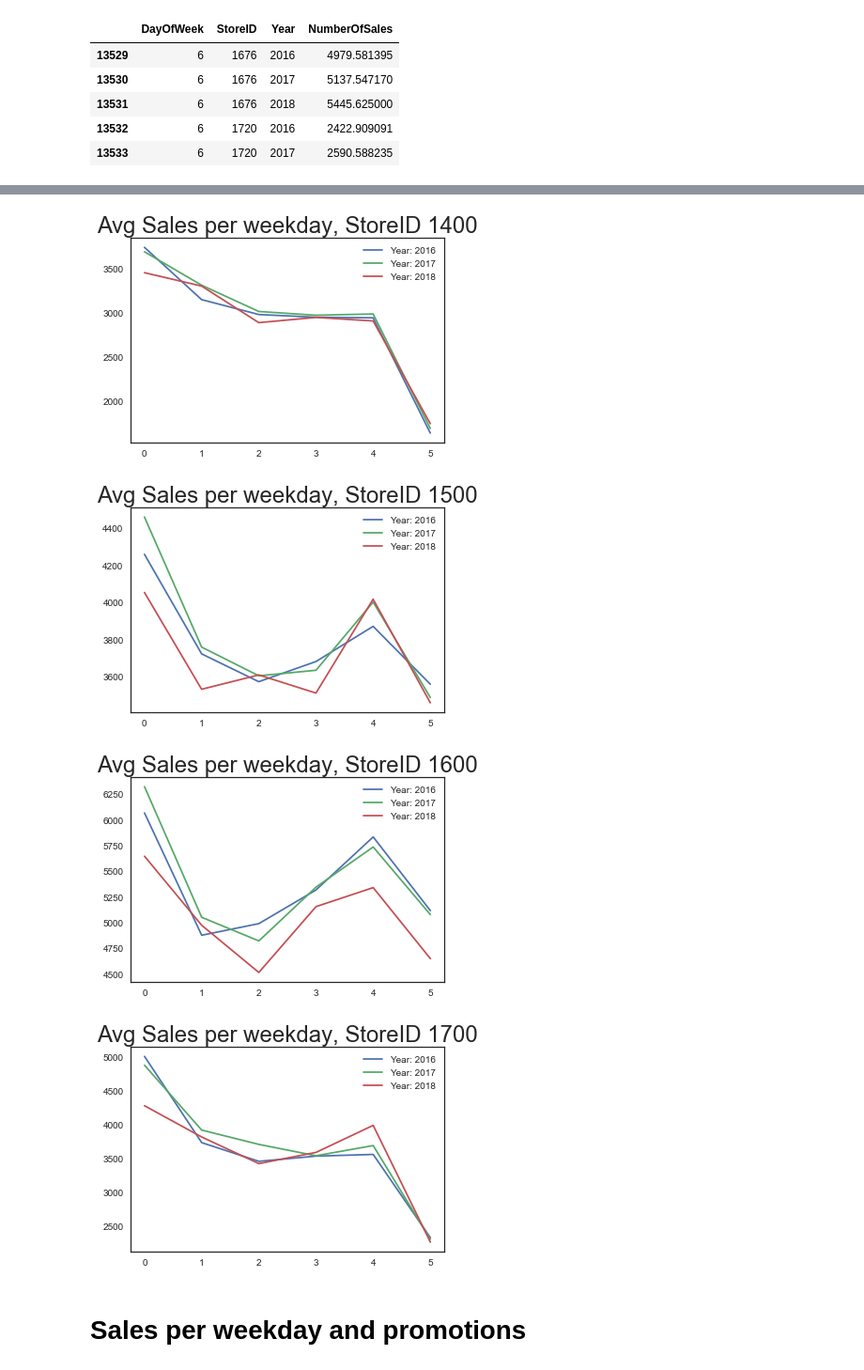
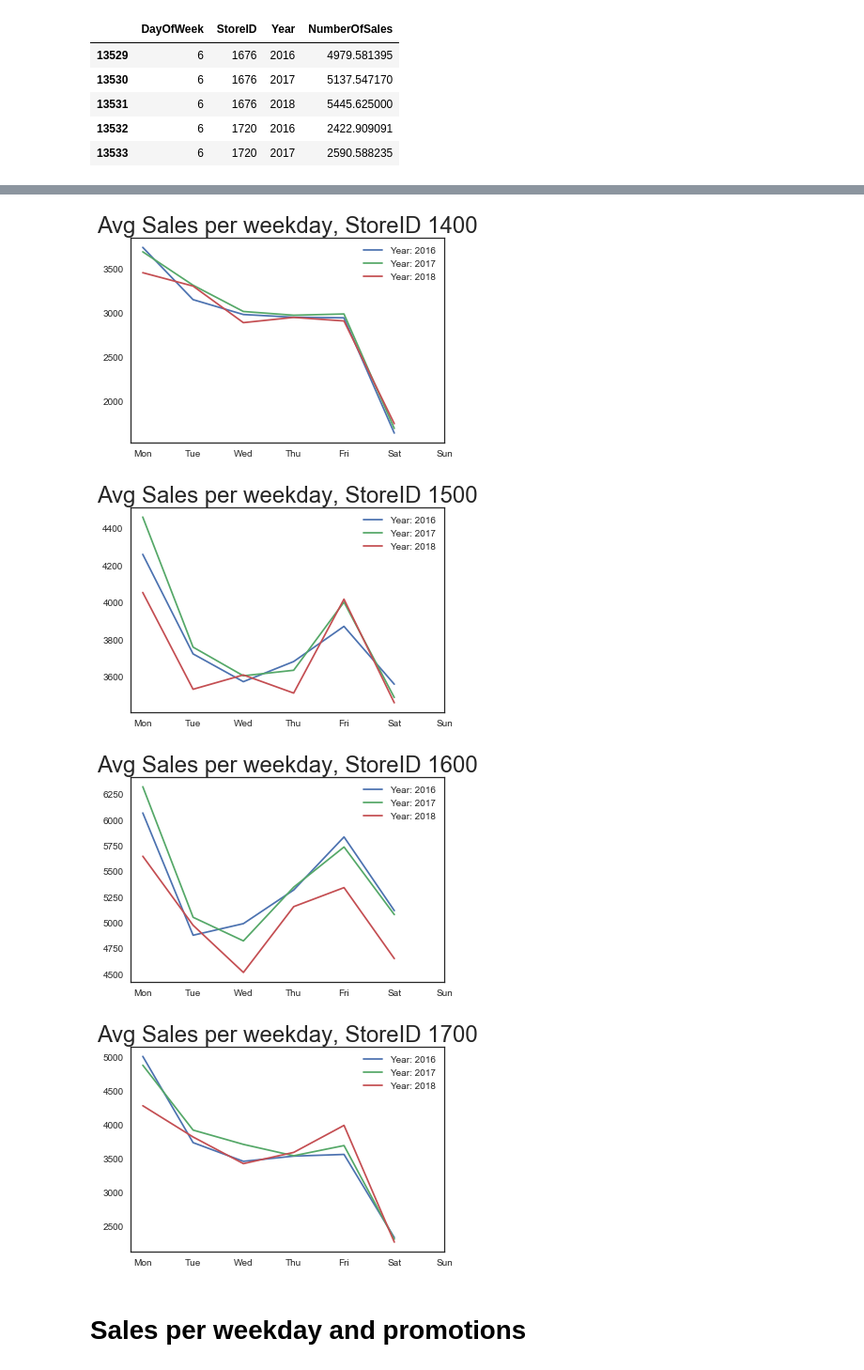
Before and after one commit to NGervasoni/DMTM-bip-challenge, a Jupyter notebook: DataAnalysis.ipynb, the cells around one changed output, grey strips where cells are left out. Shown at 94% size. Cells and saved outputs as stored; diff of their text form; code cells hidden in the pictures.

```diff
--- a/DataAnalysis.ipynb
+++ b/DataAnalysis.ipynb
@@ -60,6 +50,9 @@ cm.cax.set_visible(False)
 # %% [markdown]
 # Sales per week
 Not much to see, just an increament of sales during the christmas period
+# %%
+df = pd.read_csv('preprocessed_train_with_avg.csv')
+original_data = df
 # %%
 df_grouped = original_data.groupby(['Region','Week','StoreID','Year'], as_index=False).agg({"NumberOfSales": "sum"})
 df_grouped.head()
@@ -115,8 +108,8 @@ for s in range(1000,1748,100):
         plt.plot(line, label='Year: %d'%y)
 
     plt.title('Avg Sales per weekday, StoreID %i' %s)
-    #my_xticks = ['Mon','Tue','Wed','Thu','Fri','Sat']
-    #plt.xticks(range(6),my_xticks)
+    my_xticks = ['Mon','Tue','Wed','Thu','Fri','Sat','Sun']
+    plt.xticks(range(7),my_xticks)
     plt.legend()
     plt.show()
 # %% [output]
@@ -127,7 +120,7 @@ for s in range(1000,1748,100):
-[figure, old version]
+[figure, new version]
-[figure, old version]
+[figure, new version]
-[figure, old version]
+[figure, new version]
-[figure, old version]
+[figure, new version]
 # %% [markdown]
 # Sales per weekday and promotions
 # %%
```
Also changed, not shown: parts of 7 cells of this notebook.
